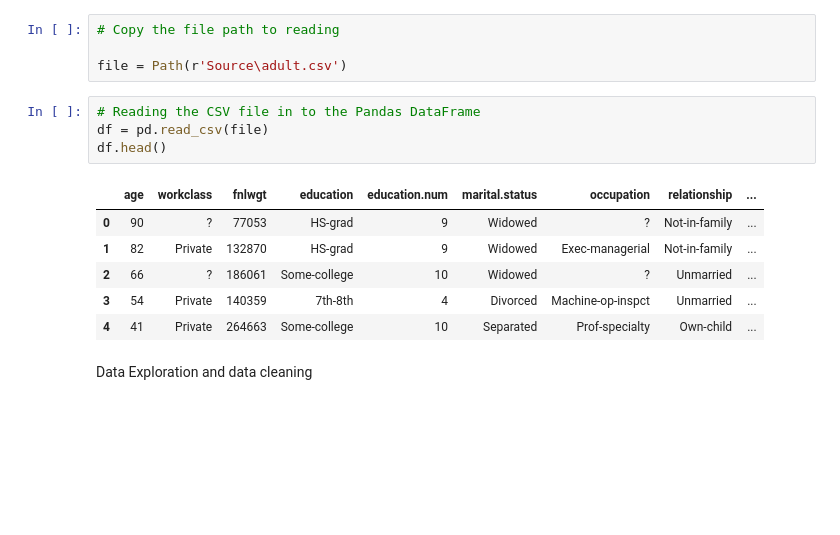
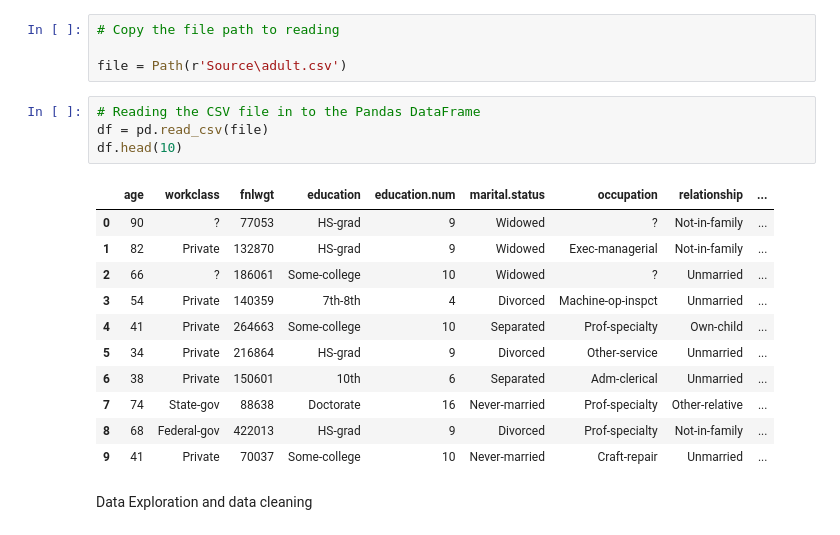
Before and after one commit to Naqibee/Project4, a Jupyter notebook: Income_Prediction_sharu.ipynb, the cells around one changed output. Drawn from its saved outputs; the diff is of its cells as text; blank space fills up the shorter version.

```diff
--- a/Income_Prediction_sharu.ipynb
+++ b/Income_Prediction_sharu.ipynb
@@ -14,14 +14,19 @@ file = Path(r'Source\adult.csv')
 # %%
 # Reading the CSV file in to the Pandas DataFrame
 df = pd.read_csv(file)
-df.head()
+df.head(10)
 # %% [output]
 |  | age | workclass | fnlwgt | education | education.num | marital.status | occupation | relationship | ... |
 | 0 | 90 | ? | 77053 | HS-grad | 9 | Widowed | ? | Not-in-family | ... |
 | 1 | 82 | Private | 132870 | HS-grad | 9 | Widowed | Exec-managerial | Not-in-family | ... |
 | 2 | 66 | ? | 186061 | Some-college | 10 | Widowed | ? | Unmarried | ... |
 | 3 | 54 | Private | 140359 | 7th-8th | 4 | Divorced | Machine-op-inspct | Unmarried | ... |
 | 4 | 41 | Private | 264663 | Some-college | 10 | Separated | Prof-specialty | Own-child | ... |
+| 5 | 34 | Private | 216864 | HS-grad | 9 | Divorced | Other-service | Unmarried | ... |
+| 6 | 38 | Private | 150601 | 10th | 6 | Separated | Adm-clerical | Unmarried | ... |
+| 7 | 74 | State-gov | 88638 | Doctorate | 16 | Never-married | Prof-specialty | Other-relative | ... |
+| 8 | 68 | Federal-gov | 422013 | HS-grad | 9 | Divorced | Prof-specialty | Not-in-family | ... |
+| 9 | 41 | Private | 70037 | Some-college | 10 | Never-married | Craft-repair | Unmarried | ... |
 # %% [markdown]
 Data Exploration and data cleaning
 # %%
```
Also changed, not shown: parts of 11 cells of this notebook, 2 other files.
